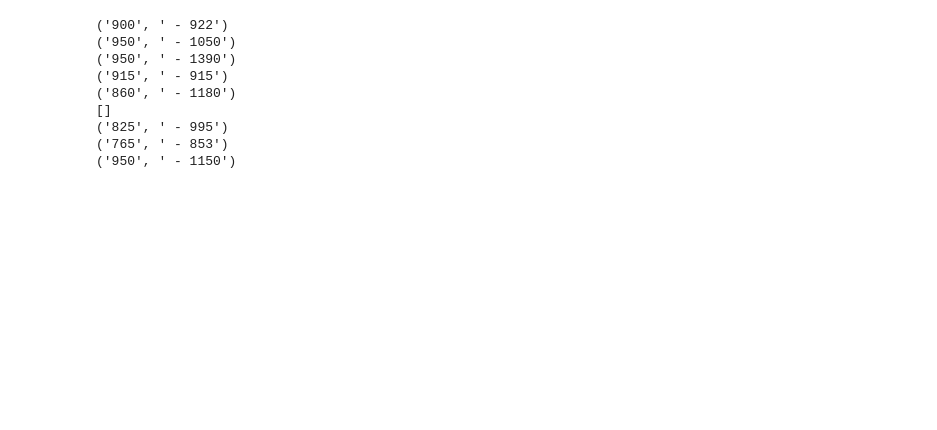
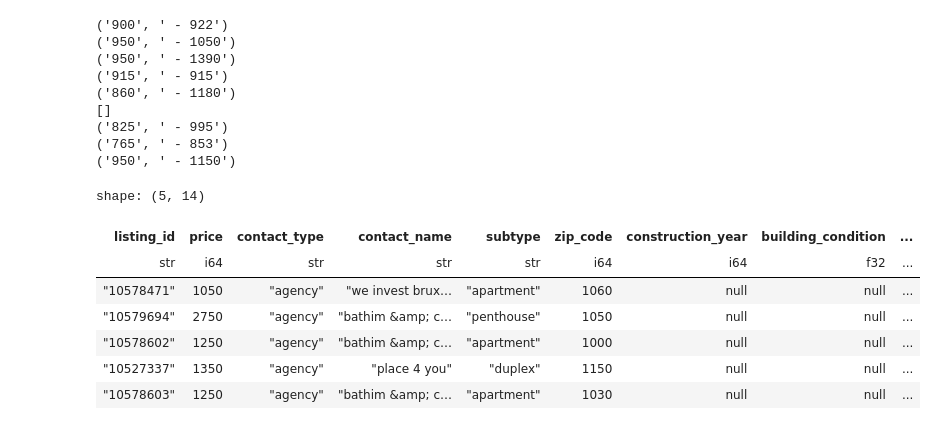
Before and after one commit to marcandre259/immo_report, a Jupyter notebook: notebooks/marki/m2_geo_check.ipynb, the cells around one changed output. Cells and saved outputs as stored; diff of their text form; code cells hidden in the pictures; blank space fills up the shorter version.

```diff
--- a/notebooks/marki/m2_geo_check.ipynb
+++ b/notebooks/marki/m2_geo_check.ipynb
@@ -195,6 +198,19 @@ q = [
     pl.col("n_bedrooms").cast(pl.Int64),
     pl.col("energy_consumption").cast(pl.Int64),
     pl.col("construction_year").cast(pl.Int64),
+    pl.col("zip_code").cast(pl.Int64),
+    pl.col("living_area").cast(pl.Float64),
 ]
 
 pl_apart = pl_apart.with_columns(q)
+# %%
+pl_apart.head()
+# %% [output]
+shape: (5, 14)
+| listing_id | price | contact_type | contact_name | subtype | zip_code | construction_year | building_condition | ... |
+| str | i64 | str | str | str | i64 | i64 | f32 | ... |
+| "10578471" | 1050 | "agency" | "we invest brux… | "apartment" | 1060 | null | null | ... |
+| "10579694" | 2750 | "agency" | "bathim &amp; c… | "penthouse" | 1050 | null | null | ... |
+| "10578602" | 1250 | "agency" | "bathim &amp; c… | "apartment" | 1000 | null | null | ... |
+| "10527337" | 1350 | "agency" | "place 4 you" | "duplex" | 1150 | null | null | ... |
+| "10578603" | 1250 | "agency" | "bathim &amp; c… | "apartment" | 1030 | null | null | ... |
```
Also changed, not shown: parts of 10 cells of this notebook, 2 other files.
